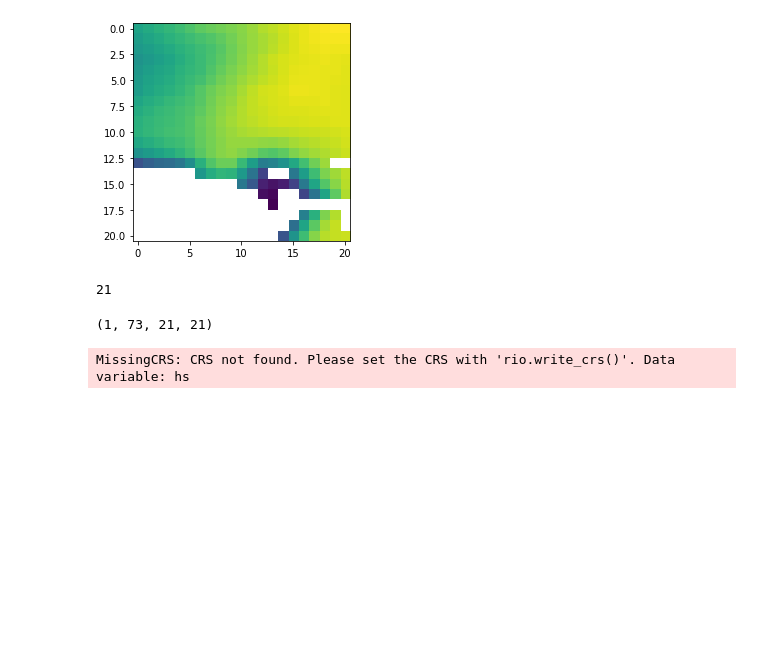
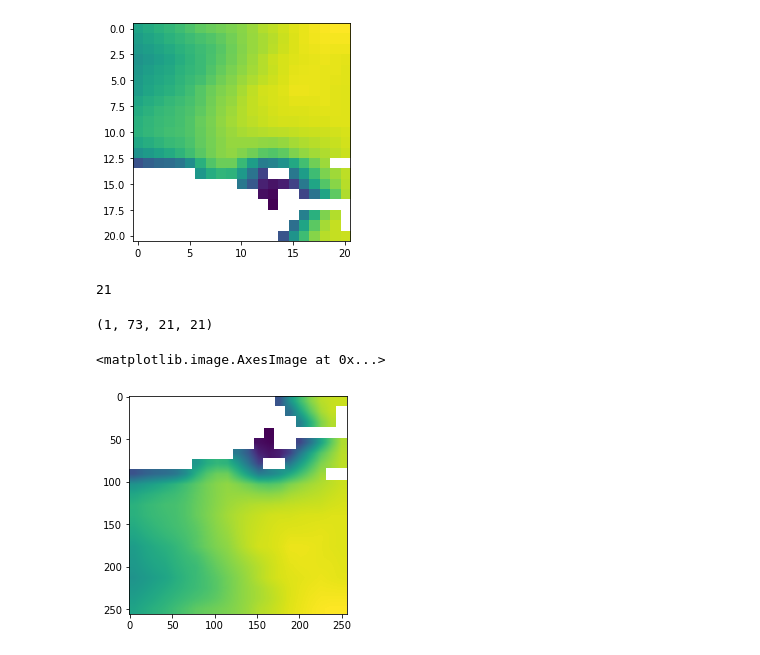
Before and after one commit to asascience-open/restful-grids, a Jupyter notebook: xpublish/test_xarray_queries.ipynb, the cells around one changed output. Cells and saved outputs as stored; diff of their text form; code cells hidden in the pictures; blank space fills up the shorter version.

```diff
--- a/xpublish/test_xarray_queries.ipynb
+++ b/xpublish/test_xarray_queries.ipynb
@@ -84,12 +84,15 @@ q['hs'].shape
 # %%
 region_hs_data = q['hs'][0]
 
 from rasterio.enums import Resampling
 
-region_hs_data.rio.reproject(
+resampled_hs_data = region_hs_data.rio.reproject(
     ds['hs'].rio.crs,
     shape=(256, 256),
     resampling=Resampling.bilinear,
 )
+
+plt.imshow(resampled_hs_data[0])
 # %% [output]
-MissingCRS: CRS not found. Please set the CRS with 'rio.write_crs()'. Data variable: hs
+<matplotlib.image.AxesImage at 0x...>
+[figure, added]
```
Also changed, not shown: parts of 2 cells of this notebook.
